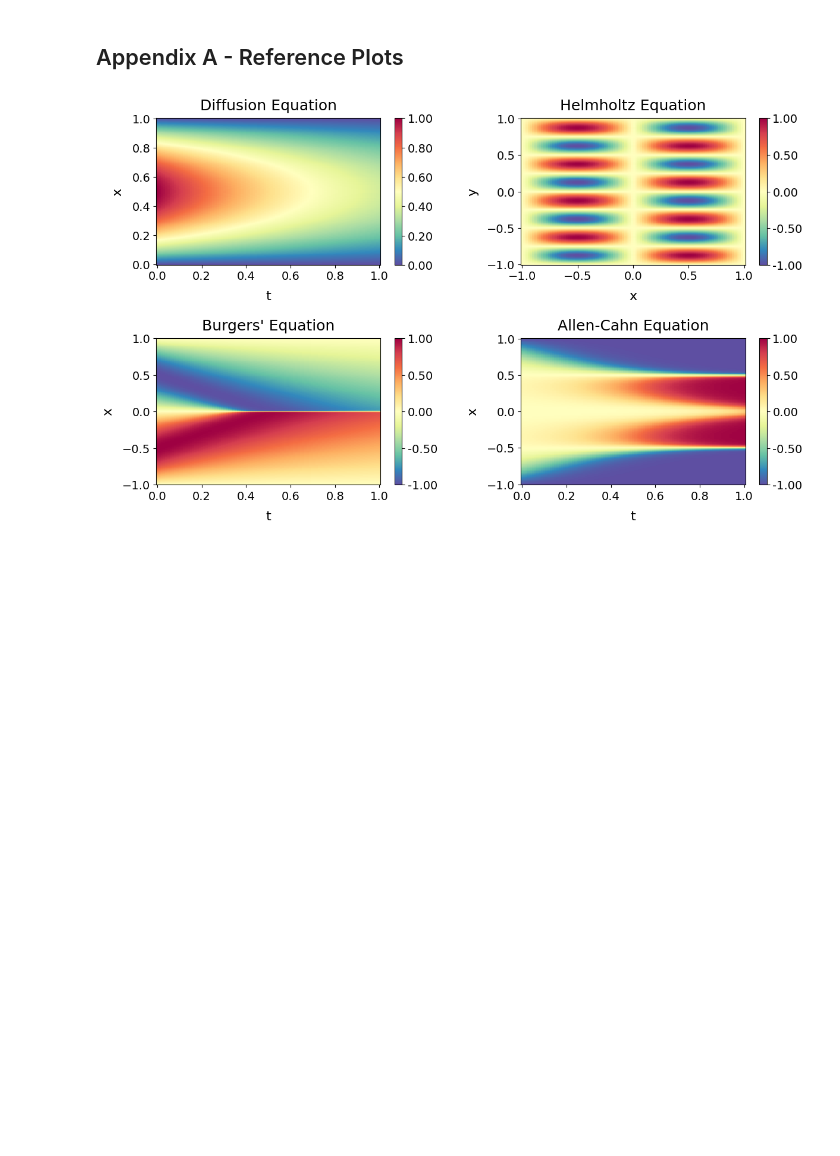
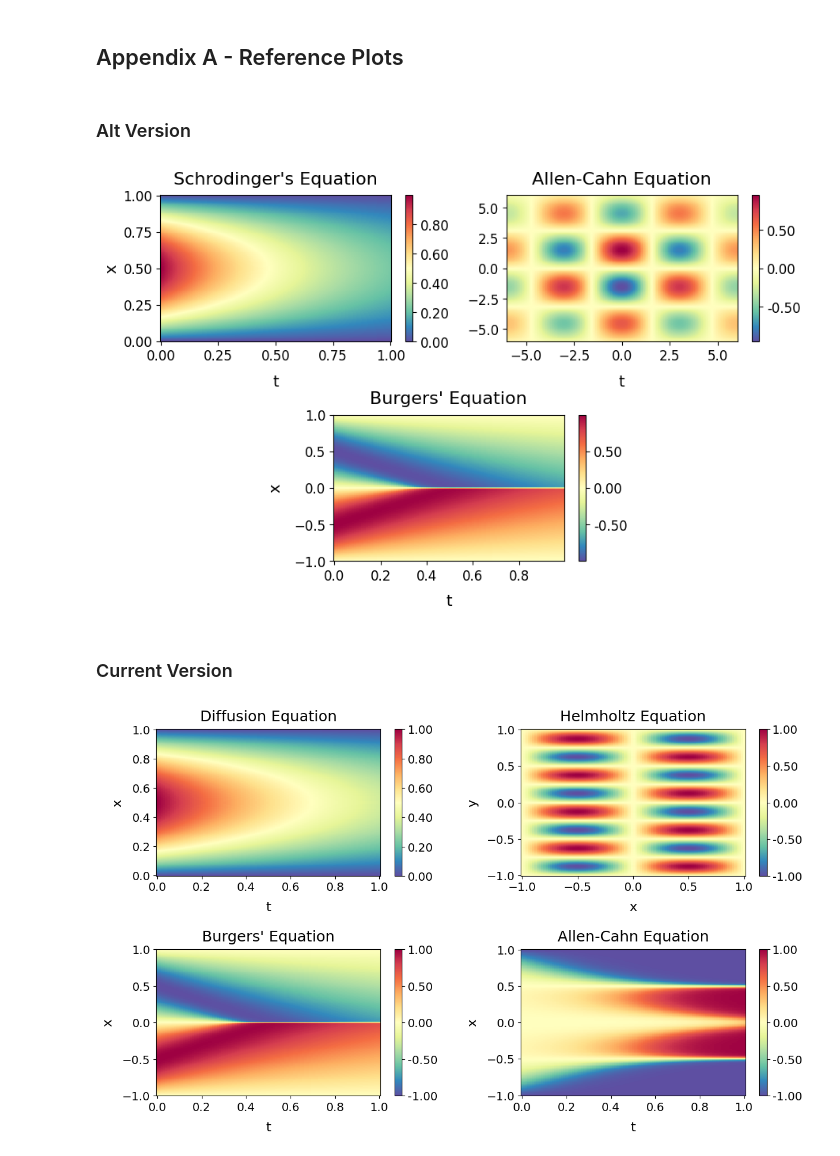
Before and after one commit to srigas/jaxKAN, a Jupyter notebook: Paper Results/Plots/Plots.ipynb, the cells around one changed output. Saved outputs shown, nothing was run; the diff lists cells and outputs as text; code cells hidden in the pictures; blank space fills up the shorter version.

```diff
--- a/Paper Results/Plots/Plots.ipynb
+++ b/Paper Results/Plots/Plots.ipynb
@@ -112,6 +112,65 @@ plt.show()
 [figure]
 # %% [markdown]
 ## Appendix A - Reference Plots
+# %% [markdown]
+### Alt Version
+# %%
+from matplotlib.gridspec import GridSpec
+
+# Create a 1x3 grid of subplots for the reference solutions
+fig_ref = plt.figure(figsize=(16, 6))
+gs = GridSpec(ncols=6, nrows=2, figure=fig_ref)
+
+# Font sizes
+title_fontsize = 16
+label_fontsize = 14
+ticks_fontsize = 12
+colorbar_fontsize = 12
+
+# Titles for the columns
+ref_column_titles = ["Burgers' Equation", "Schrodinger's Equation", "Allen-Cahn Equation"]
+
+# Iterate over each equation and plot the reference data
+for i, eq_data in enumerate(equations):
+    t = eq_data['t']
+    x = eq_data['x']
+    ref = eq_data['ref']
+
+    # Create mesh
+    T, X = np.meshgrid(t, x)
+
+    if i == 1:
+        # Plot first graph in the first row, first column
+        ax = fig_ref.add_subplot(gs[0, 1:3])
+        ax.set_ylabel('x', fontsize=label_fontsize)
+    elif i == 2:
+        # Plot second graph in the first row, second column
+        ax = fig_ref.add_subplot(gs[0, 3:5])
+    else:
+        # Plot the third graph in the second row, centered
+        ax = fig_ref.add_subplot(gs[1, 2:4])
+        ax.set_ylabel('x', fontsize=label_fontsize, labelpad=10)
+
+    c = ax.pcolormesh(T, X, ref, shading='auto', cmap=colormap)
+
+    ax.set_xlabel('t', fontsize=label_fontsize, labelpad=10)
+    ax.tick_params(axis='both', which='major', labelsize=ticks_fontsize)
+
+    cb = fig_ref.colorbar(c, ax=ax, format='%.2f')
+    cb.ax.tick_params(labelsize=colorbar_fontsize)
+    ax.set_title(ref_column_titles[i], fontsize=title_fontsize, pad=10)
+
+# Adjust space between subplots
+plt.subplots_adjust(wspace=0.5, hspace=0.5)
+
+# Save the figure as a PDF with specified DPI and remove bounding box
+#plt.savefig('results/rigasX.pdf', format='pdf', dpi=300, bbox_inches='tight')
+plt.savefig('results/rigasX.png', bbox_inches='tight')
+plt.show()
+# %% [output]
+[figure, added]
+# %% [markdown]
+### Current Version
 # %%
 # Create a 1x3 grid of subplots for the reference solutions
 fig_ref, axs_ref = plt.subplots(2, 2, figsize=(14, 8))
```
Also changed, not shown: parts of 10 cells of this notebook, 1 other file.
